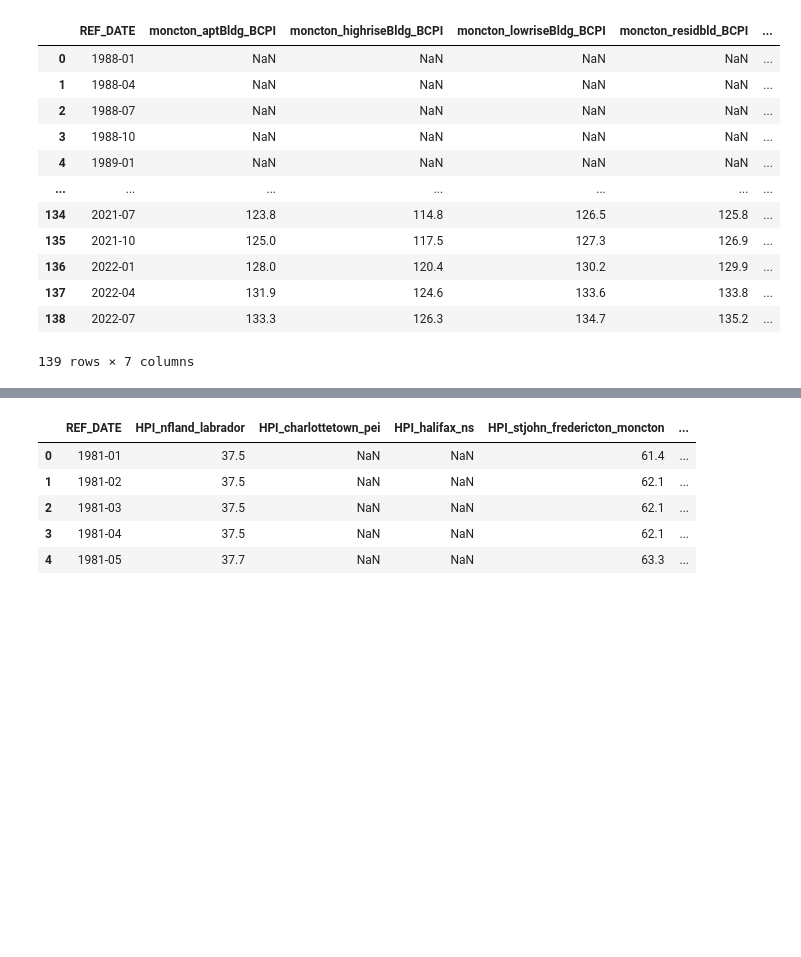
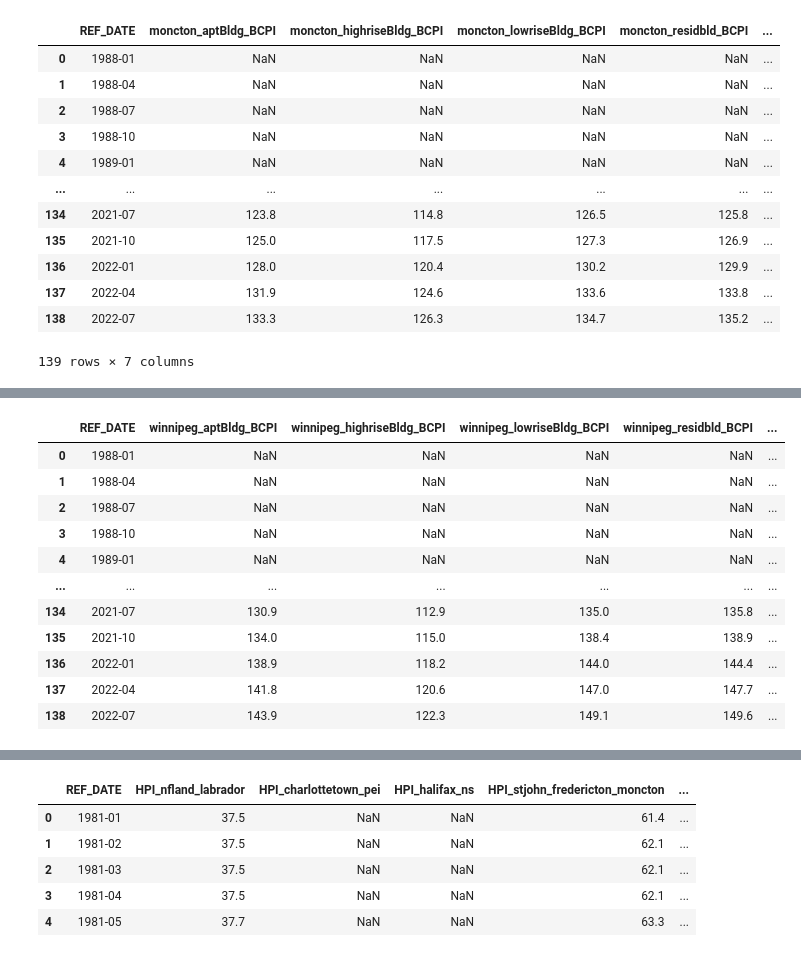
Before and after one commit to HoussamZak/Affinity_Propagation_and_Correlation_Analysis_Canada_Real_Estate, a Jupyter notebook: 3_BuildingPriceIndexes_Data_Cleaning.ipynb, the cells around one changed output, grey strips where cells are left out. Cells and saved outputs as stored; diff of their text form; code cells hidden in the pictures; blank space fills up the shorter version.

```diff
--- a/3_BuildingPriceIndexes_Data_Cleaning.ipynb
+++ b/3_BuildingPriceIndexes_Data_Cleaning.ipynb
@@ -422,0 +585,81 @@ raw_material_price_index.head()
+# %%
+# Winnipeg, Manitoba
+
+# We use building_const_pi_df to extract df for each city with column for each type of residential construction price indexes.
+# BCPI stands for Building Construction Price Indexes.
+# Here we build dataframe for historical construction price indexes for Winnipeg, Manitoba, for the six types of residential constructions.
+
+# Winnipeg, Manitoba Apartment buildings
+winnipeg_aprt_build = building_const_pi_df[(building_const_pi_df['GEO']=='Winnipeg, Manitoba') & (building_const_pi_df["Type of building"] == "Apartment buildings")]
+winnipeg_aprt_build = winnipeg_aprt_build.reset_index()
+winnipeg_aprt_build = winnipeg_aprt_build.rename(columns ={"VALUE": "winnipeg_aptBldg_BCPI"})
+winnipeg_aprt_build.drop(columns=["index"], axis = 1, inplace = True)
+winnipeg_aprt_build
+
+# Winnipeg, Manitoba High-rise apartment building
+
+winnipeg_high_rise = building_const_pi_df[(building_const_pi_df['GEO']=='Winnipeg, Manitoba') & (building_const_pi_df["Type of building"] == "High-rise apartment building (five or more storeys)")]
+winnipeg_high_rise = winnipeg_high_rise.reset_index()
+winnipeg_high_rise = winnipeg_high_rise.rename(columns ={"VALUE": "winnipeg_highriseBldg_BCPI"})
+winnipeg_high_rise.drop(columns=["index"], axis = 1, inplace = True)
+winnipeg_high_rise
+
+# Winnipeg, Manitoba Low-rise apartment building
+
+winnipeg_low_rise = building_const_pi_df[(building_const_pi_df['GEO']=='Winnipeg, Manitoba') & (building_const_pi_df["Type of building"] == "Low-rise apartment building (fewer than five storeys)")]
+winnipeg_low_rise = winnipeg_low_rise.reset_index()
+winnipeg_low_rise = winnipeg_low_rise.rename(columns ={"VALUE": "winnipeg_lowriseBldg_BCPI"})
+winnipeg_low_rise.drop(columns=["index"], axis = 1, inplace = True)
+winnipeg_low_rise
+
+# Winnipeg, Manitoba Single-detached house
+
+winnipeg_single_det_house = building_const_pi_df[(building_const_pi_df['GEO']=='Winnipeg, Manitoba') & (building_const_pi_df["Type of building"] == "Single-detached house")]
+winnipeg_single_det_house = winnipeg_single_det_house.reset_index()
+winnipeg_single_det_house = winnipeg_single_det_house.rename(columns ={"VALUE": "winnipeg_singdethouse_BCPI"})
+winnipeg_single_det_house.drop(columns=["index"], axis = 1, inplace = True)
+winnipeg_single_det_house
+
+# Winnipeg, Manitoba Residential buildings [621]
+
+winnipeg_res_buildings = building_const_pi_df[(building_const_pi_df['GEO']=='Winnipeg, Manitoba') & (building_const_pi_df["Type of building"] == "Residential buildings [621]")]
+winnipeg_res_buildings = winnipeg_res_buildings.reset_index()
+winnipeg_res_buildings = winnipeg_res_buildings.rename(columns ={"VALUE": "winnipeg_residbld_BCPI"})
+winnipeg_res_buildings.drop(columns=["index"], axis = 1, inplace = True)
+winnipeg_res_buildings
+
+# Winnipeg, Manitoba Townhouse
+
+winnipeg_townhouse = building_const_pi_df[(building_const_pi_df['GEO']=='Winnipeg, Manitoba') & (building_const_pi_df["Type of building"] == "Townhouse")]
+winnipeg_townhouse = winnipeg_townhouse.reset_index()
+winnipeg_townhouse = winnipeg_townhouse.rename(columns ={"VALUE": "winnipeg_townhouse_BCPI"})
+winnipeg_townhouse.drop(columns=["index"], axis = 1, inplace = True)
+winnipeg_townhouse
+
+#Merging dataframes on REF_DATE
+dataframes_winnipeg = [winnipeg_aprt_build, winnipeg_high_rise, winnipeg_low_rise, winnipeg_res_buildings, winnipeg_single_det_house, winnipeg_townhouse]
+
+winnipeg_bcpi_merged_df = reduce(lambda left, right: pd.merge(left, right, on = 'REF_DATE'), dataframes_winnipeg)
+
+# #Dropping columns to keep only HPI columns of cities
+winnipeg_bcpi_merged_df = winnipeg_bcpi_merged_df.drop(winnipeg_bcpi_merged_df.filter(regex = 'GEO').columns, axis = 1)
+winnipeg_bcpi_merged_df = winnipeg_bcpi_merged_df.drop(winnipeg_bcpi_merged_df.filter(regex = 'UOM').columns, axis = 1)
+winnipeg_bcpi_merged_df = winnipeg_bcpi_merged_df.drop(winnipeg_bcpi_merged_df.filter(regex = 'Type of building').columns, axis = 1)
+
+#Saving dataframe as csv
+winnipeg_bcpi_merged_df.to_csv(r"C:\Users\hp\Desktop\Projects Coding\Affinity_Propagation_Canada_Real_Estate_Market\Processed Data\bcpi_dfs\winnipeg_bcpi_merged_df.csv")
+
+winnipeg_bcpi_merged_df
+# %% [output]
+|  | REF_DATE | winnipeg_aptBldg_BCPI | winnipeg_highriseBldg_BCPI | winnipeg_lowriseBldg_BCPI | winnipeg_residbld_BCPI | ... |
+| 0 | 1988-01 | NaN | NaN | NaN | NaN | ... |
+| 1 | 1988-04 | NaN | NaN | NaN | NaN | ... |
+| 2 | 1988-07 | NaN | NaN | NaN | NaN | ... |
+| 3 | 1988-10 | NaN | NaN | NaN | NaN | ... |
+| 4 | 1989-01 | NaN | NaN | NaN | NaN | ... |
+| ... | ... | ... | ... | ... | ... | ... |
+| 134 | 2021-07 | 130.9 | 112.9 | 135.0 | 135.8 | ... |
+| 135 | 2021-10 | 134.0 | 115.0 | 138.4 | 138.9 | ... |
+| 136 | 2022-01 | 138.9 | 118.2 | 144.0 | 144.4 | ... |
+| 137 | 2022-04 | 141.8 | 120.6 | 147.0 | 147.7 | ... |
+| 138 | 2022-07 | 143.9 | 122.3 | 149.1 | 149.6 | ... |
```
Also changed, not shown: parts of 22 cells of this notebook, 1 other file.
